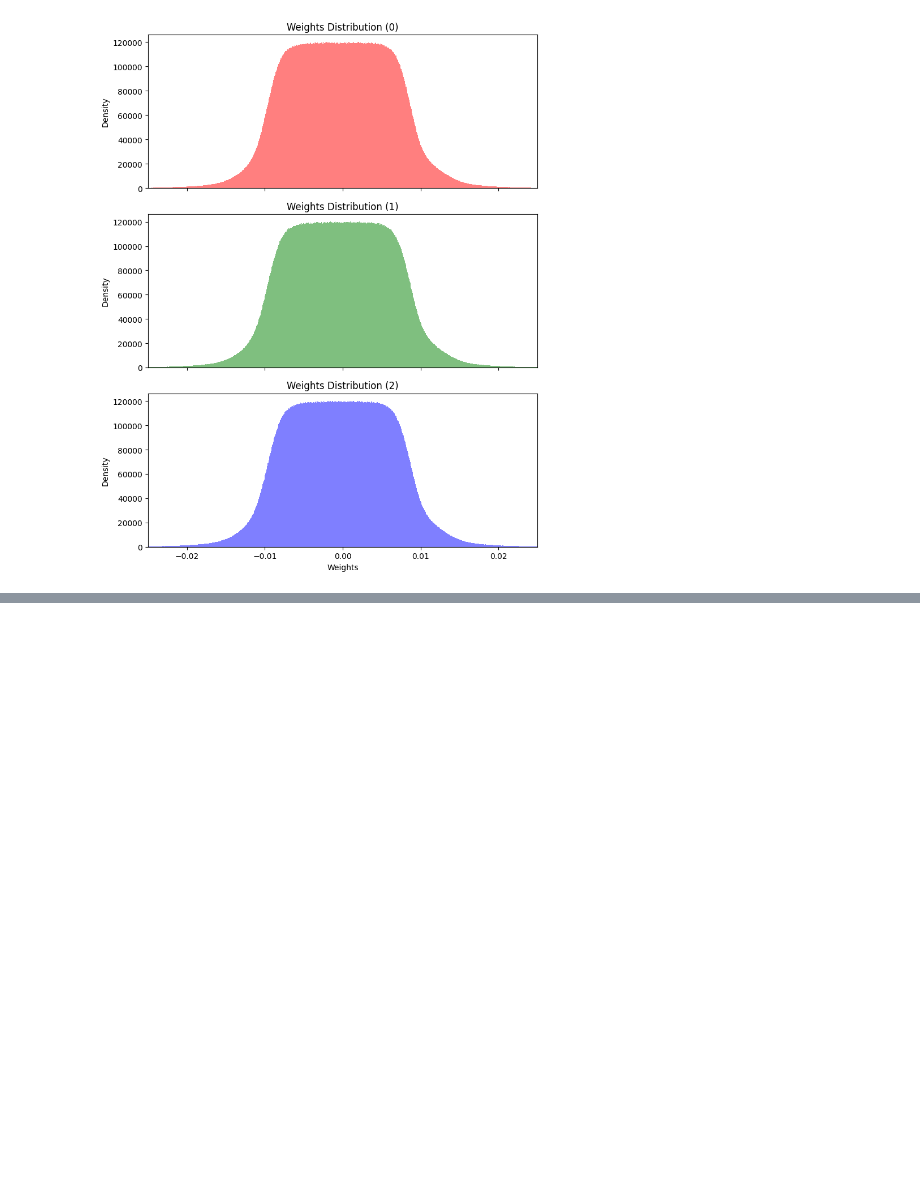
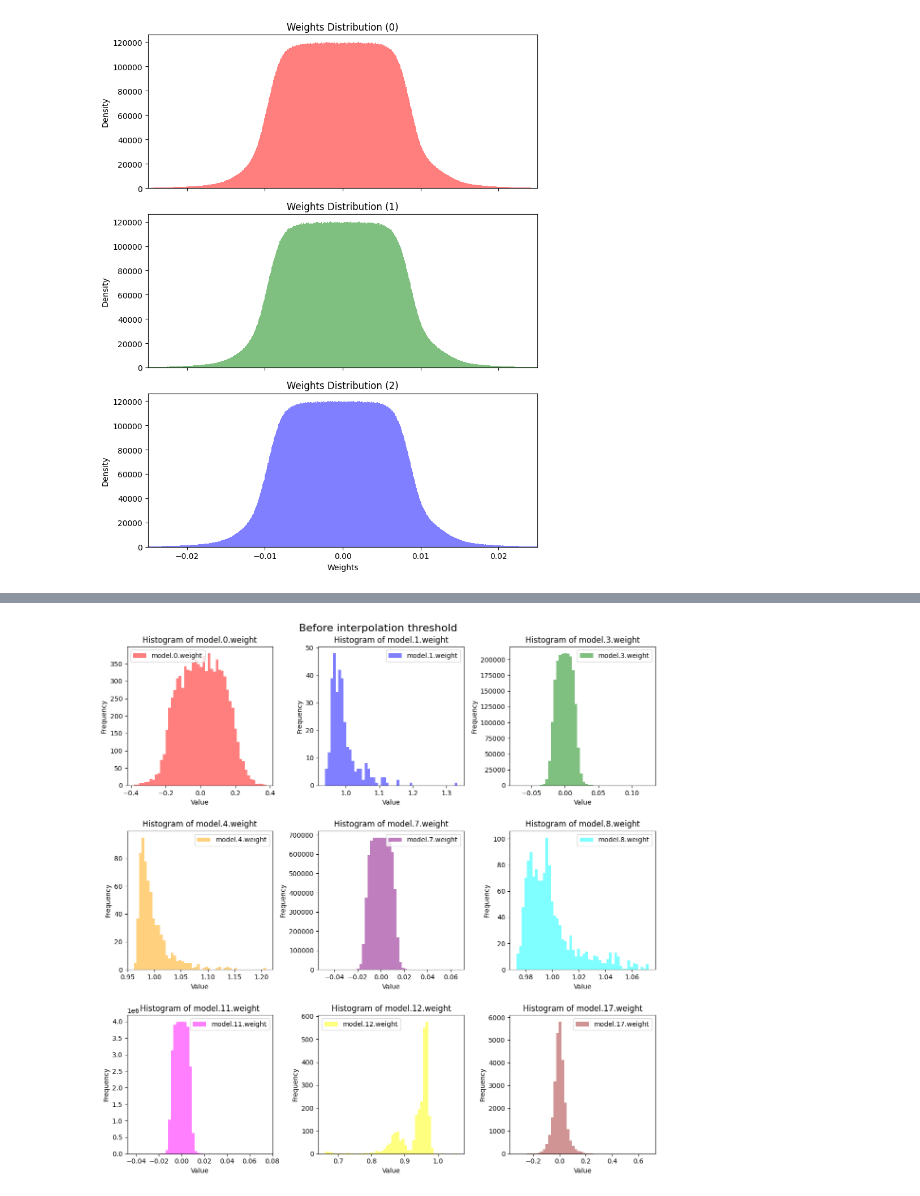
Before and after one commit to czyjtu/deep-double-descent, a Jupyter notebook: weights_distributions.ipynb, the cells around one changed output, grey strips where cells are left out. Saved outputs shown, nothing was run; the diff lists cells and outputs as text; code cells hidden in the pictures; blank space fills up the shorter version.

```diff
--- a/weights_distributions.ipynb
+++ b/weights_distributions.ipynb
@@ -56,0 +82,20 @@ plt.show()
+# %%
+def create_histograms(model,title) :
+    fig, axs = plt.subplots(3, 3, figsize=(12, 12))
+    flatten_axs = axs.flatten()
+    colors = ['red', 'blue', 'green', 'orange', 'purple', 'cyan', 'magenta', 'yellow', 'brown']
+
+    for i, (layer_name, tensors) in enumerate(model):
+        flatten_axs[i].hist(tensors.flatten().numpy(), bins=50, alpha=0.5, label=layer_name, color=colors[i])
+        flatten_axs[i].legend()
+        flatten_axs[i].set_xlabel('Value')
+        flatten_axs[i].set_ylabel('Frequency')
+        flatten_axs[i].set_title('Histogram of {}'.format(layer_name))
+
+    fig.suptitle(title, fontsize=16)
+    plt.tight_layout()
+    plt.show()
+# %%
+create_histograms(three_solutions[0], title = "Before interpolation threshold")
+# %% [output]
+[figure, added]
```
Also changed, not shown: parts of 5 cells of this notebook.
